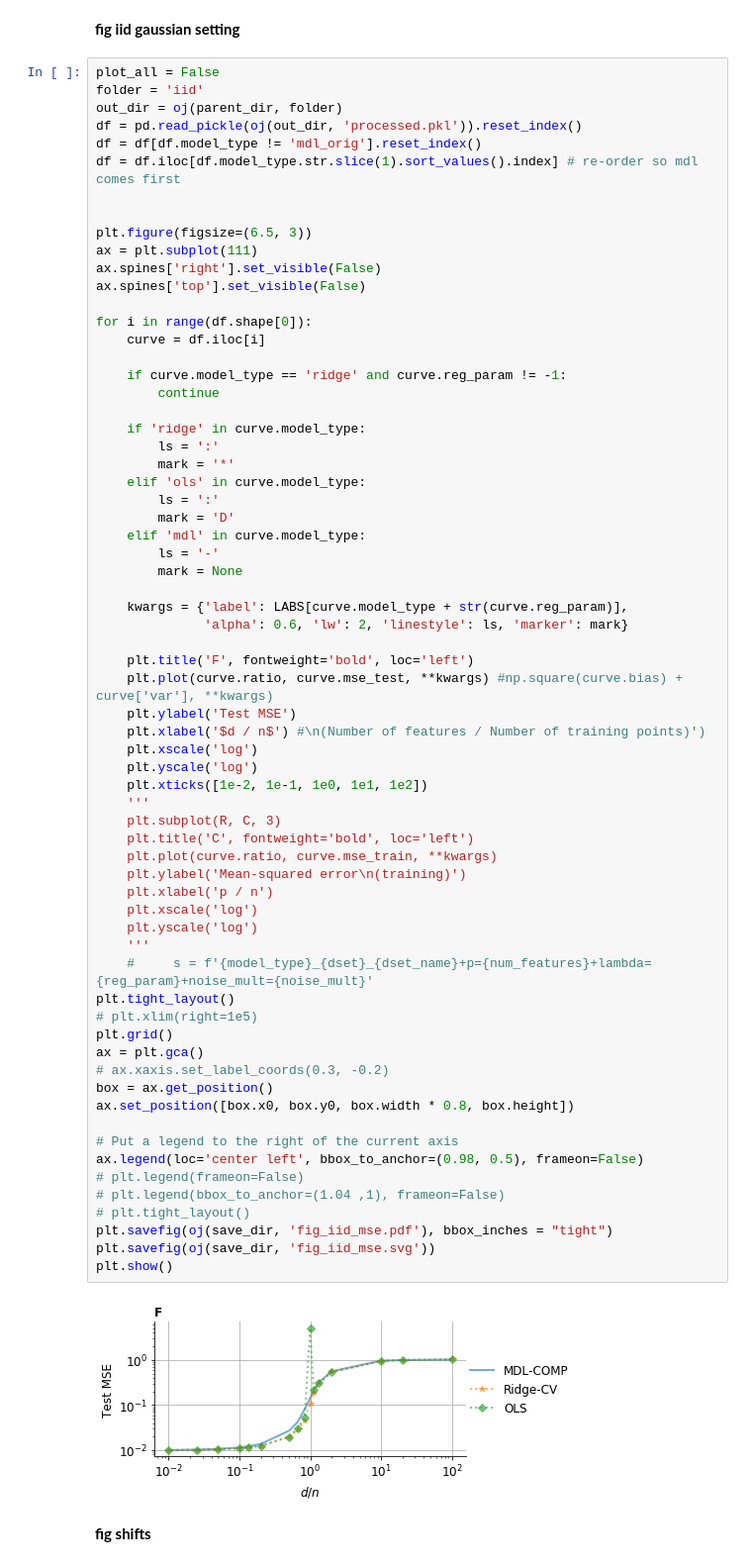
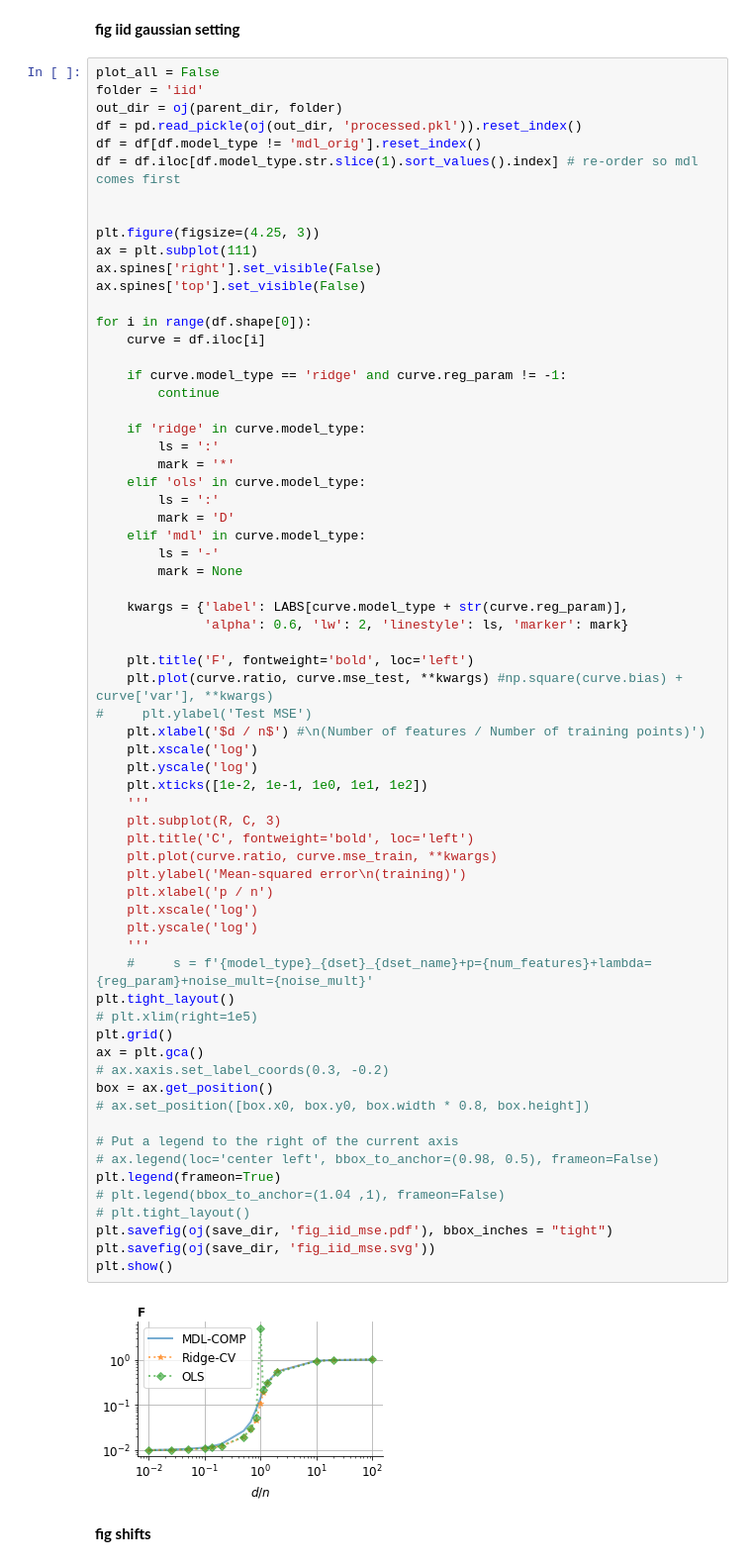
Before and after one commit to csinva/mdl-complexity, a Jupyter notebook: 03_analyze_misspecifications.ipynb, the cells around one changed output. Shown: that part at 99% size. Cells and saved outputs as stored; diff of their text form.

```diff
--- a/03_analyze_misspecifications.ipynb
+++ b/03_analyze_misspecifications.ipynb
@@ -56,7 +56,7 @@ df = df[df.model_type != 'mdl_orig'].reset_index()
 df = df.iloc[df.model_type.str.slice(1).sort_values().index] # re-order so mdl comes first
 
 
-plt.figure(figsize=(6.5, 3))
+plt.figure(figsize=(4.25, 3))
 ax = plt.subplot(111)
 ax.spines['right'].set_visible(False)
 ax.spines['top'].set_visible(False)
@@ -82,39 +82,39 @@ for i in range(df.shape[0]):
 
     plt.title('F', fontweight='bold', loc='left')
     plt.plot(curve.ratio, curve.mse_test, **kwargs) #np.square(curve.bias) + curve['var'], **kwargs)
-    plt.ylabel('Test MSE')
+#     plt.ylabel('Test MSE')
     plt.xlabel('$d / n$') #\n(Number of features / Number of training points)')
     plt.xscale('log')
     plt.yscale('log')
     plt.xticks([1e-2, 1e-1, 1e0, 1e1, 1e2])
     '''
     plt.subplot(R, C, 3)
     plt.title('C', fontweight='bold', loc='left')
     plt.plot(curve.ratio, curve.mse_train, **kwargs)
     plt.ylabel('Mean-squared error\n(training)')
     plt.xlabel('p / n')
     plt.xscale('log')
     plt.yscale('log')
     '''
     #     s = f'{model_type}_{dset}_{dset_name}+p={num_features}+lambda={reg_param}+noise_mult={noise_mult}'
 plt.tight_layout()
 # plt.xlim(right=1e5)
 plt.grid()
 ax = plt.gca()
 # ax.xaxis.set_label_coords(0.3, -0.2)
 box = ax.get_position()
-ax.set_position([box.x0, box.y0, box.width * 0.8, box.height])
+# ax.set_position([box.x0, box.y0, box.width * 0.8, box.height])
 
 # Put a legend to the right of the current axis
-ax.legend(loc='center left', bbox_to_anchor=(0.98, 0.5), frameon=False)
-# plt.legend(frameon=False)
+# ax.legend(loc='center left', bbox_to_anchor=(0.98, 0.5), frameon=False)
+plt.legend(frameon=True)
 # plt.legend(bbox_to_anchor=(1.04 ,1), frameon=False)
 # plt.tight_layout()
 plt.savefig(oj(save_dir, 'fig_iid_mse.pdf'), bbox_inches = "tight")
 plt.savefig(oj(save_dir, 'fig_iid_mse.svg'))
 plt.show()
 # %% [output]
-[figure, old version]
+[figure, new version]
 # %% [markdown]
 **fig shifts**
 # %%
```
Also changed, not shown: 3 other files.
